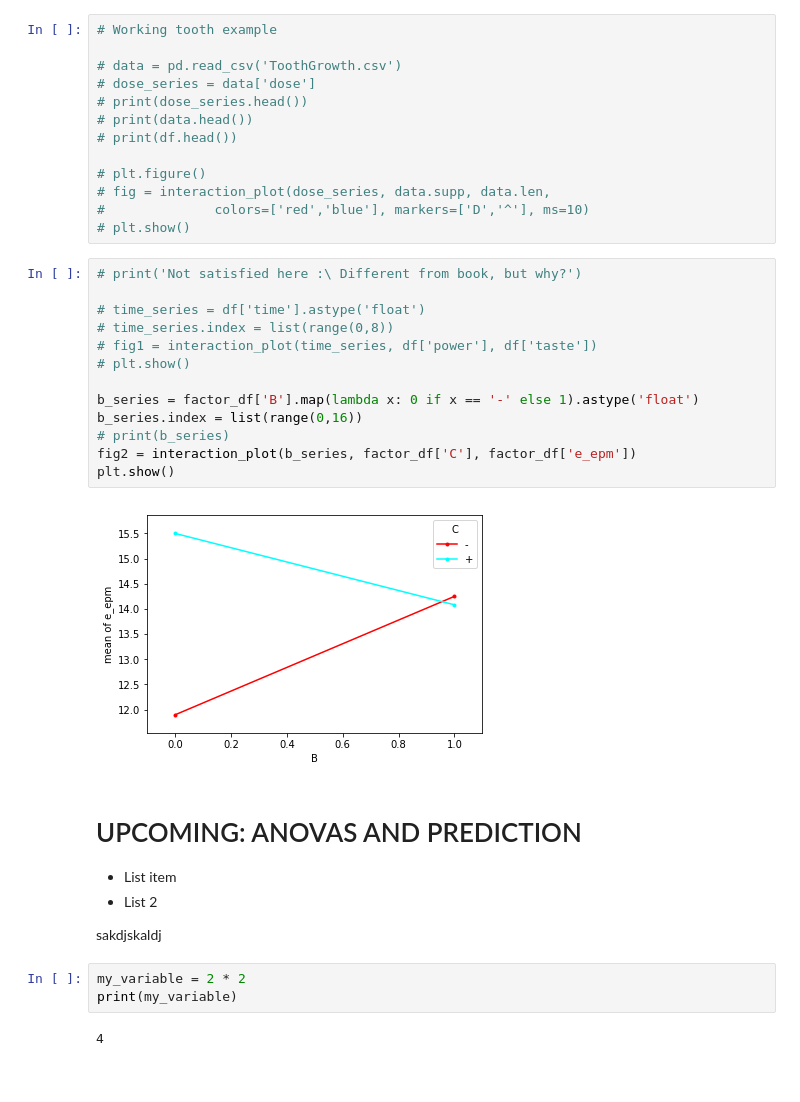
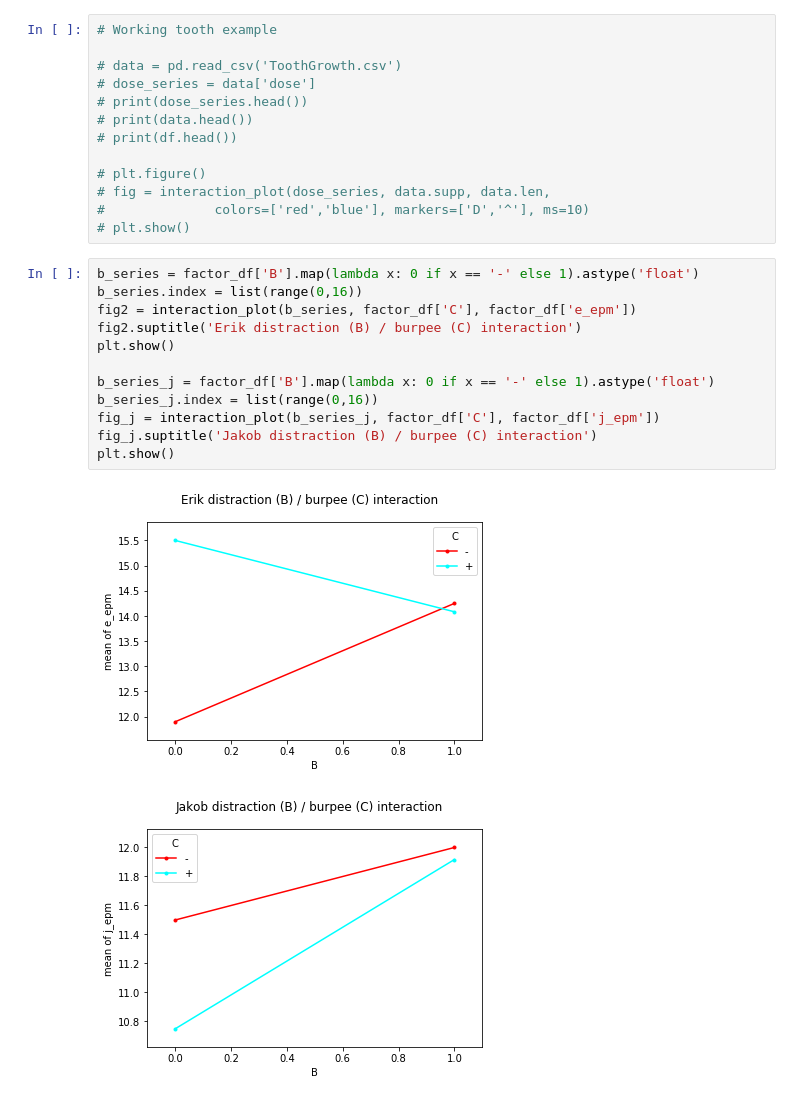
Before and after one commit to Jakob37/Exploring-Doe, a Jupyter notebook: typing_experiment/typing_experiment.ipynb, the cells around one changed output. Saved outputs shown, nothing was run; the diff lists cells and outputs as text.

Commit message:
Putting up models, running ANOVA and investigating outlier

```diff
--- a/typing_experiment/typing_experiment.ipynb
+++ b/typing_experiment/typing_experiment.ipynb
@@ -241,30 +205,18 @@ from scipy import stats
 # fig = interaction_plot(dose_series, data.supp, data.len,
 #              colors=['red','blue'], markers=['D','^'], ms=10)
 # plt.show()
-# %%
-# print('Not satisfied here :\ Different from book, but why?')
-
-# time_series = df['time'].astype('float')
-# time_series.index = list(range(0,8))
-# fig1 = interaction_plot(time_series, df['power'], df['taste'])
-# plt.show()
-
-b_series = factor_df['B'].map(lambda x: 0 if x == '-' else 1).astype('float')
-b_series.index = list(range(0,16))
-# print(b_series)
-fig2 = interaction_plot(b_series, factor_df['C'], factor_df['e_epm'])
-plt.show()
-# %% [output]
-[figure, removed]
-# %% [markdown]
-# UPCOMING: ANOVAS AND PREDICTION
-
-* List item
-* List 2
-
-sakdjskaldj
-# %%
-my_variable = 2 * 2
-print(my_variable)
-# %% [output]
-4
+# %%
+b_series = factor_df['B'].map(lambda x: 0 if x == '-' else 1).astype('float')
+b_series.index = list(range(0,16))
+fig2 = interaction_plot(b_series, factor_df['C'], factor_df['e_epm'])
+fig2.suptitle('Erik distraction (B) / burpee (C) interaction')
+plt.show()
+
+b_series_j = factor_df['B'].map(lambda x: 0 if x == '-' else 1).astype('float')
+b_series_j.index = list(range(0,16))
+fig_j = interaction_plot(b_series_j, factor_df['C'], factor_df['j_epm'])
+fig_j.suptitle('Jakob distraction (B) / burpee (C) interaction')
+plt.show()
+# %% [output]
+[figure, added]
+[figure, added]
```
Also changed, not shown: parts of 14 cells of this notebook.
